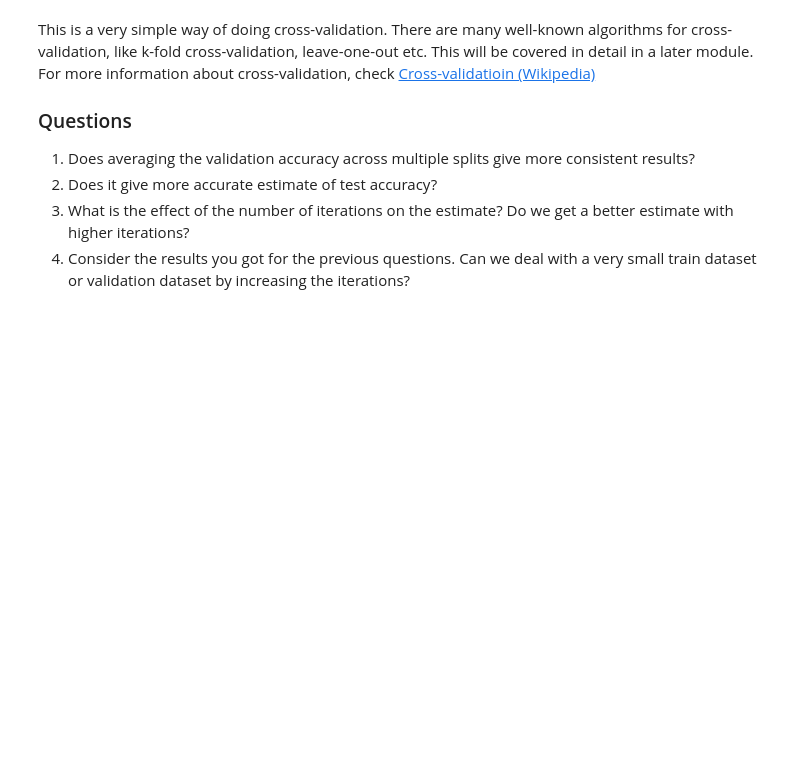
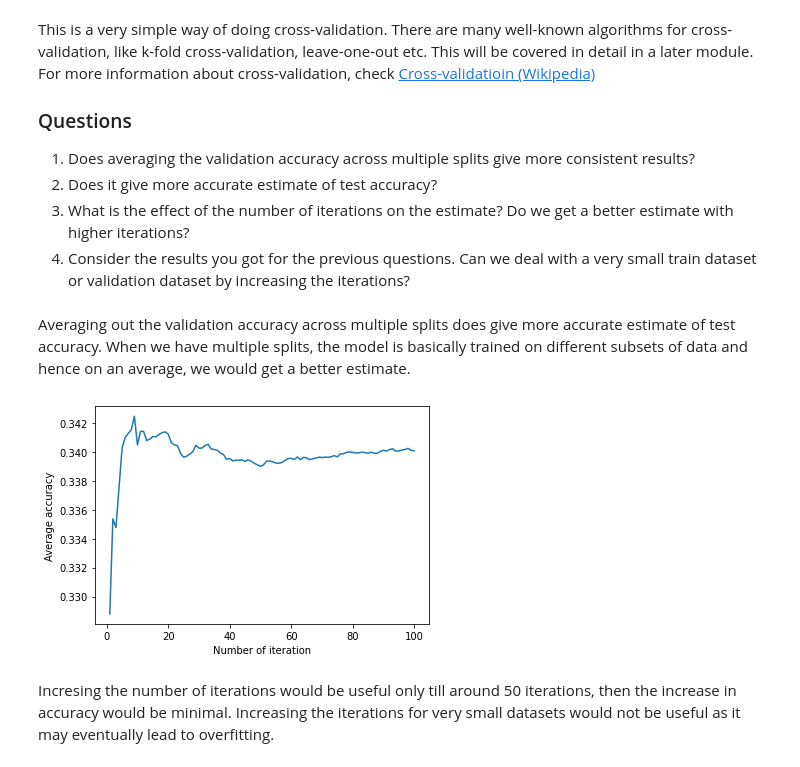
Before and after one commit to iamindhu/fmml_labs, a Jupyter notebook: Lab2_MLPractice.ipynb, the cells around one changed output. Saved outputs shown, nothing was run; the diff lists cells and outputs as text; code cells hidden in the pictures; blank space fills up the shorter version.

```diff
--- a/Lab2_MLPractice.ipynb
+++ b/Lab2_MLPractice.ipynb
@@ -250,3 +291,30 @@ This is a very simple way of doing cross-validation. There are many well-known a
 2. Does it give more accurate estimate of test accuracy?
 3. What is the effect of the number of iterations on the estimate? Do we get a better estimate with higher iterations?
 4. Consider the results you got for the previous questions. Can we deal with a very small train dataset or validation dataset by increasing the iterations?
+# %% [markdown]
+Averaging out the validation accuracy across multiple splits does give more accurate estimate of test accuracy. When we have multiple splits, the model is basically trained on different subsets of data and hence on an average, we would get a better estimate.
+# %%
+def AverageAccuracy2(alldata, alllabel, splitpercent, iterations, classifier=NN):
+  accuracy = 0
+  avg = []
+  for ii in range(iterations):
+    traindata, trainlabel, valdata, vallabel = split(alldata, alllabel, splitpercent)
+    valpred = classifier(traindata, trainlabel, valdata)
+    accuracy += Accuracy(vallabel, valpred)
+    avg.append(accuracy/(ii+1))
+  return avg # average of all accuracies
+# %%
+avgAcc = AverageAccuracy2(alltraindata, alltrainlabel, 75/100, 100, classifier=NN)
+# %%
+x = []
+for i in range(100):
+  x.append(i+1)
+plt.xlabel('Number of iteration')
+plt.ylabel('Average accuracy')
+plt.plot(x, avgAcc)
+plt.show()
+# %% [output]
+[figure, added]
+# %% [markdown]
+Incresing the number of iterations would be useful only till around 50 iterations, then the increase in accuracy would be minimal.
+Increasing the iterations for very small datasets would not be useful as it may eventually lead to overfitting.
```
Also changed, not shown: parts of 7 cells of this notebook.
